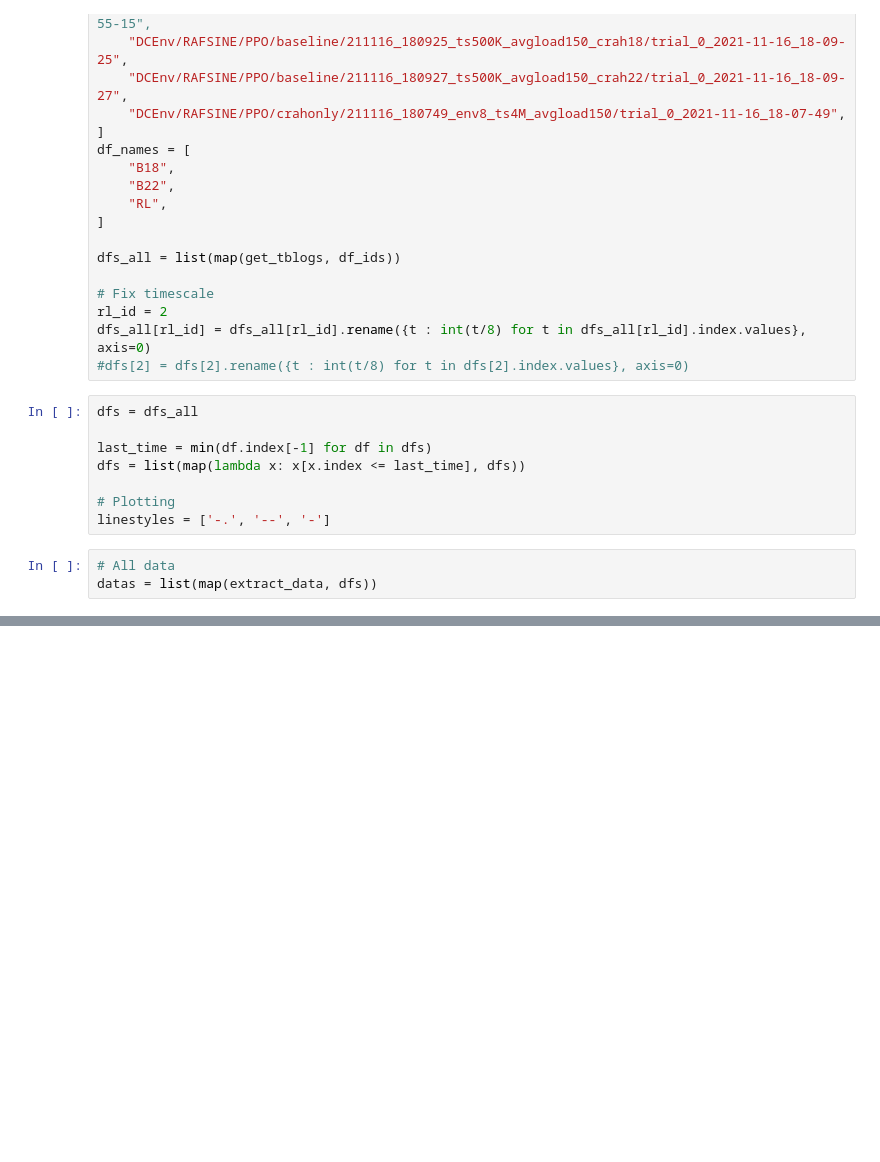
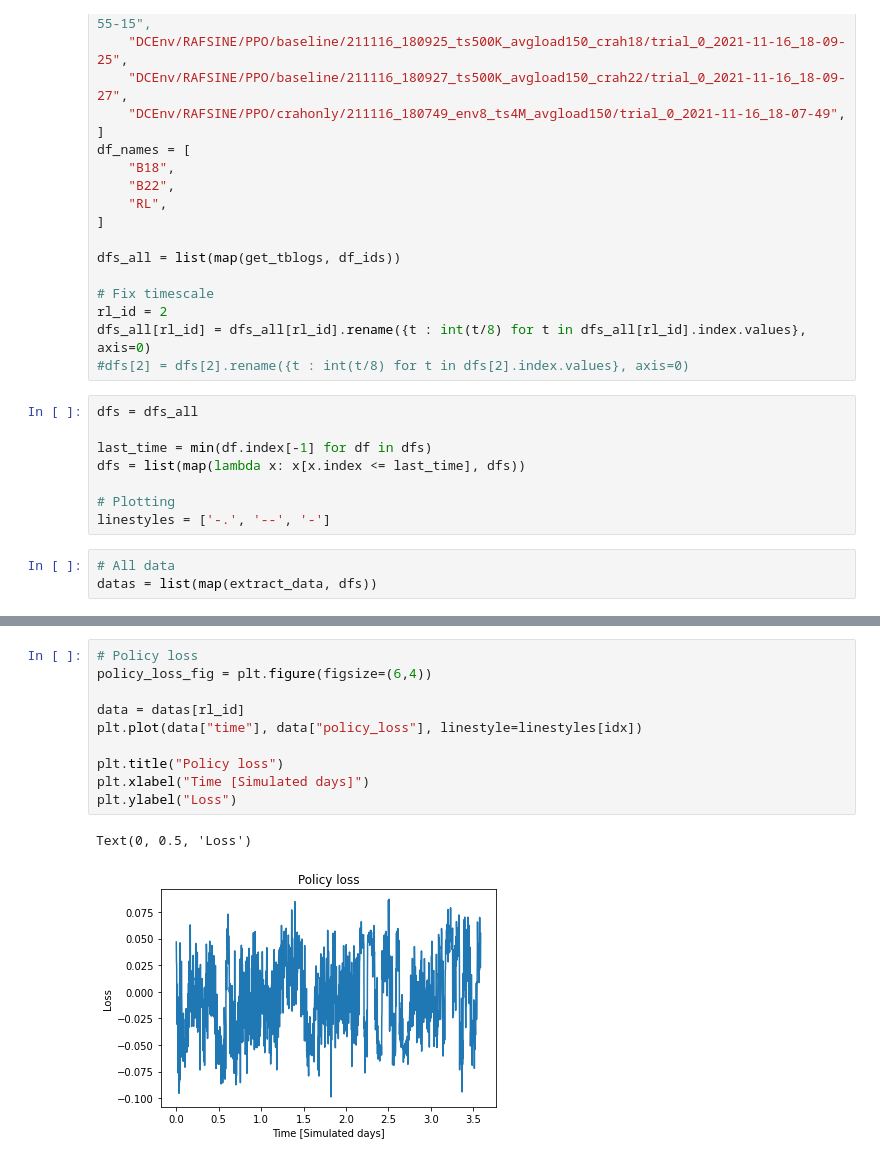
Before and after one commit to albheim/rldc_rafsine, a Jupyter notebook: notebooks/visualize.ipynb, the cells around one changed output, grey strips where cells are left out. Cells and saved outputs as stored; diff of their text form; blank space fills up the shorter version.

```diff
--- a/notebooks/visualize.ipynb
+++ b/notebooks/visualize.ipynb
@@ -168,3 +183,16 @@ plt.legend(df_names)
+# %%
+# Policy loss
+policy_loss_fig = plt.figure(figsize=(6,4))
+
+data = datas[rl_id]
+plt.plot(data["time"], data["policy_loss"], linestyle=linestyles[idx])
+
+plt.title("Policy loss")
+plt.xlabel("Time [Simulated days]")
+plt.ylabel("Loss")
+# %% [output]
+Text(0, 0.5, 'Loss')
+[figure, added]
 # %%
 # Outdoor temp plot
 outdoor_temp_fig = plt.figure(figsize=(6,4))
```
Also changed, not shown: parts of 15 cells of this notebook, 4 other files.
